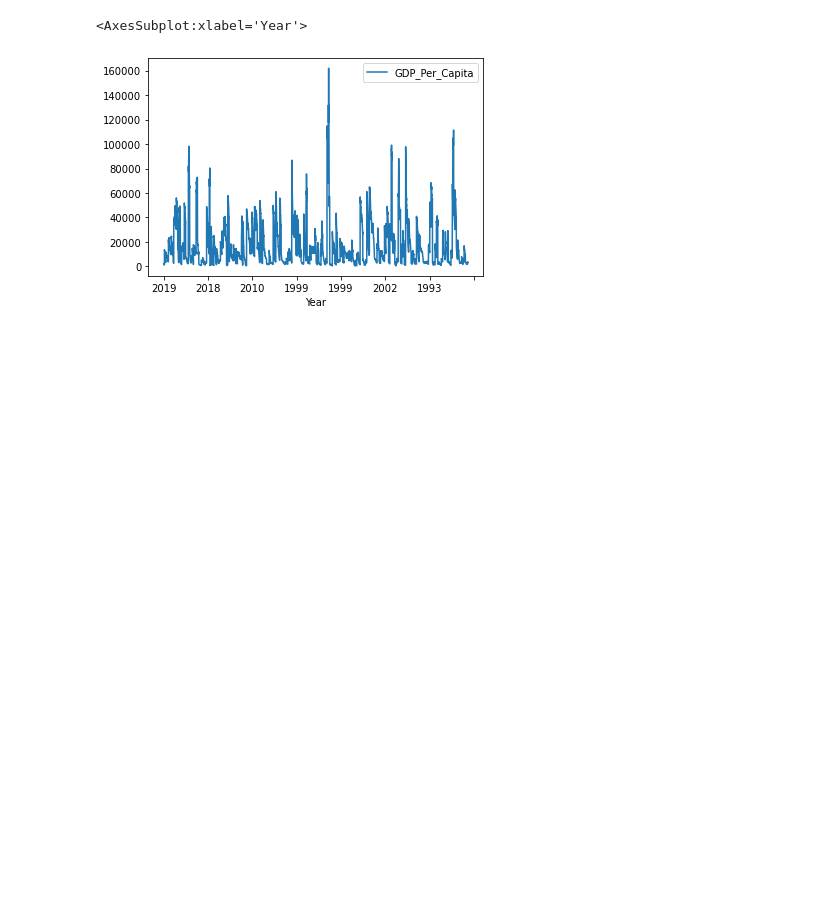
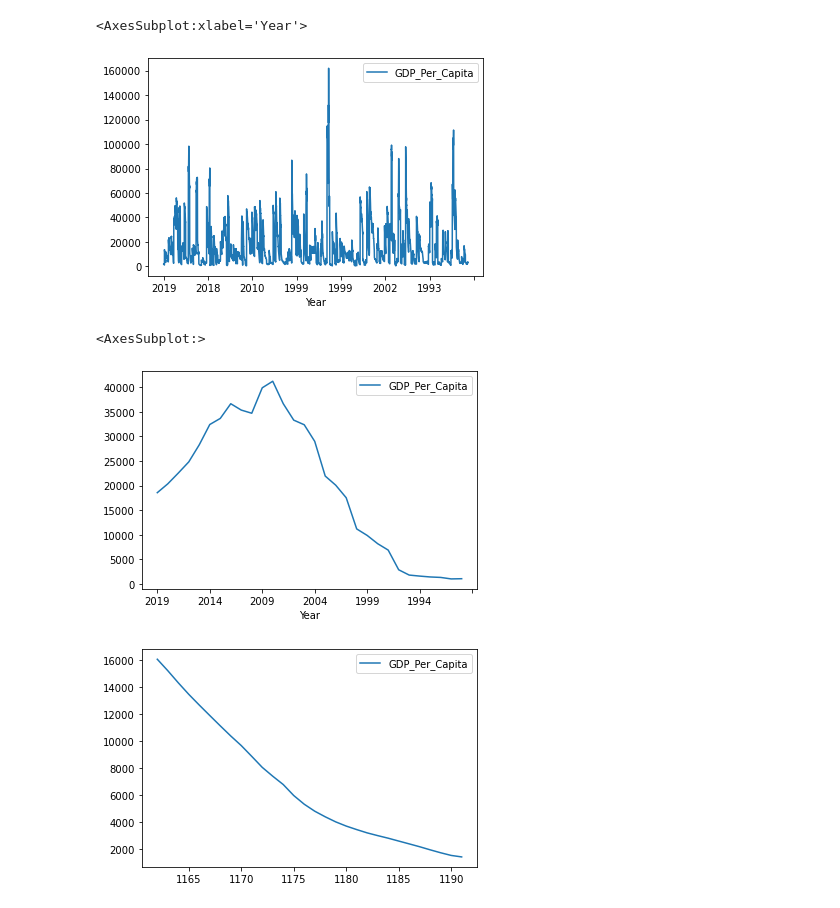
Before and after one commit to nss-data-science-cohort-5/un_exploration-ZhenyaC, a Jupyter notebook: notebooks/UN_Data_Exploration.ipynb, the cells around one changed output. Cells and saved outputs as stored; diff of their text form; code cells hidden in the pictures; blank space fills up the shorter version.

```diff
--- a/notebooks/UN_Data_Exploration.ipynb
+++ b/notebooks/UN_Data_Exploration.ipynb
@@ -400,3 +400,12 @@ gdp_df.plot(x='Year', y='GDP_Per_Capita')
 # %% [output]
 <AxesSubplot:xlabel='Year'>
 [figure]
+# %%
+gdp_eguinea= gdp_df[gdp_df["Country"].isin(["Equatorial Guinea"])]
+#gdp_china= gdp_df[gdp_df["Country"].isin(["China"])]
+gdp_eguinea.plot(x='Year', y='GDP_Per_Capita')
+gdp_china.plot()
+# %% [output]
+<AxesSubplot:>
+[figure, added]
+[figure, added]
```
Also changed, not shown: parts of 1 cell of this notebook.
